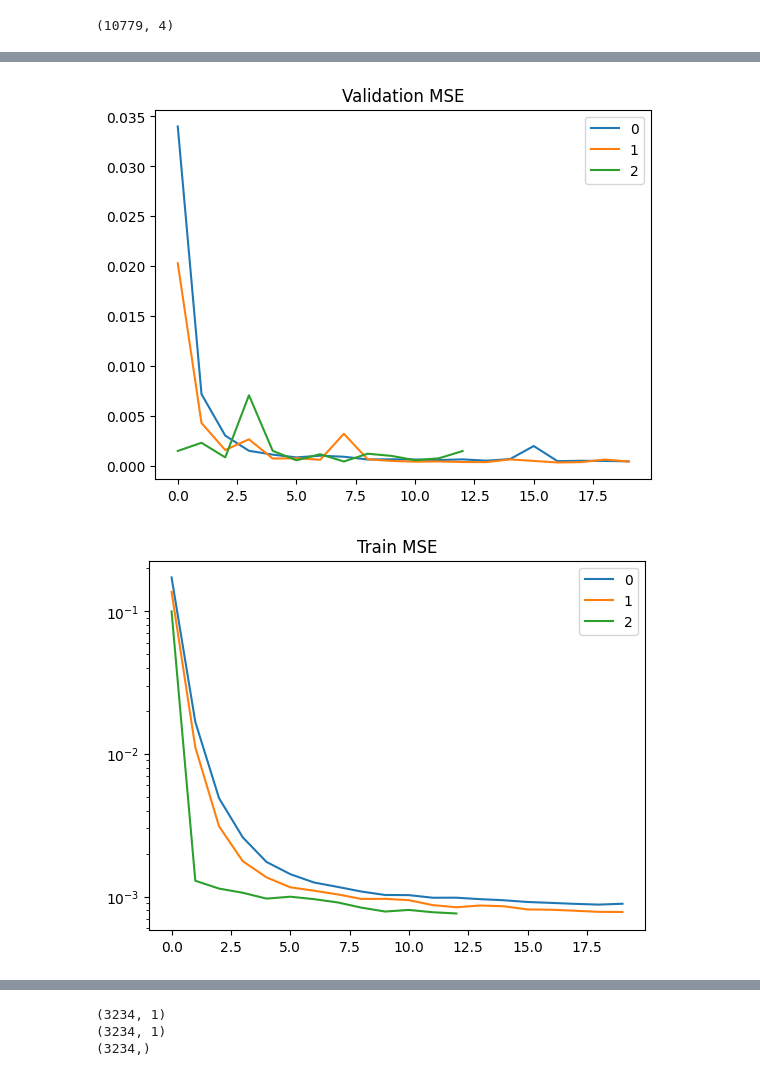
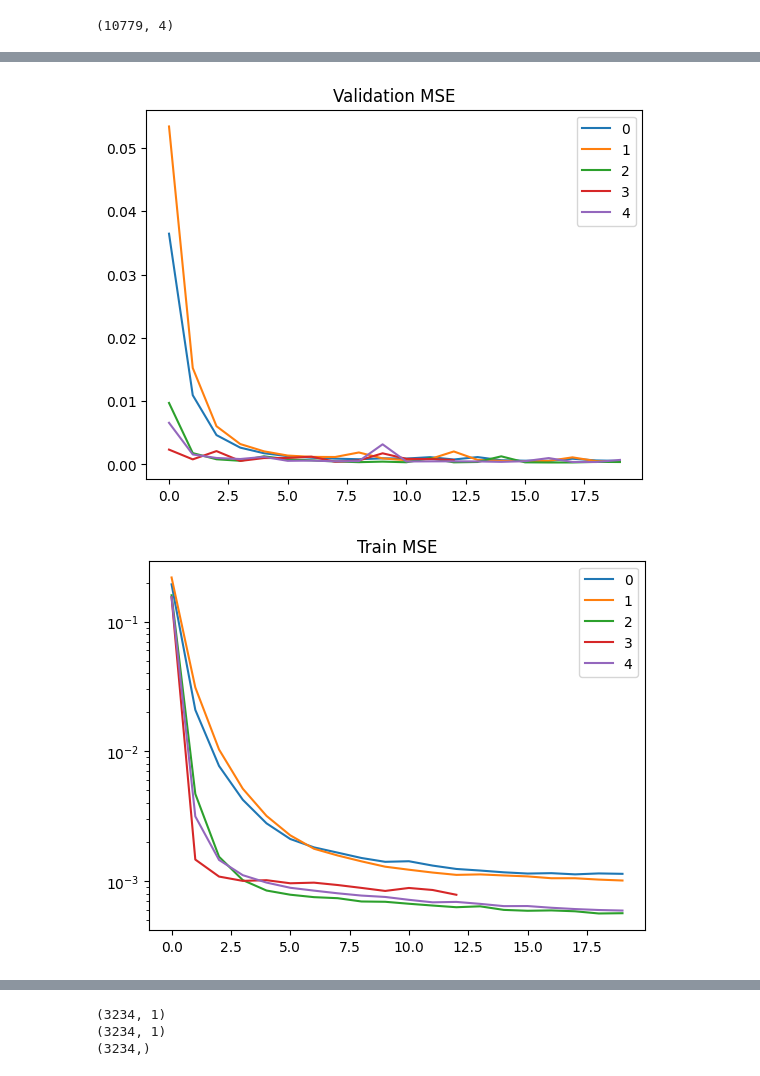
Before and after one commit to corwindark/6600-final-project, a Jupyter notebook: dl_ens_exploration.ipynb, the cells around one changed output, grey strips where cells are left out. Cells and saved outputs as stored; diff of their text form; code cells hidden in the pictures.

```diff
--- a/dl_ens_exploration.ipynb
+++ b/dl_ens_exploration.ipynb
@@ -1348,7 +1346,7 @@ stattest = statpredsIn[testhold:,:]
 nn_kfold(nn_model_dictlist = model_format_dictlist,
          compile_params = compile_params,
          fit_params = fit_params,
-         folds = 3,
+         folds = 5,
          xdat = xdatv,
          ydat = ydatv,
          statpreds = statv,
@@ -1376,5 +1366,5 @@ Val Loss:  0.0008036323803632209 Train Loss:  0.0008097046326535443
-[figure, old version]
+[figure, new version]
-[figure, old version]
+[figure, new version]
 # %%
 print(statpredsIn.shape)
 print(xdat.shape)
```
Also changed, not shown: parts of 5 cells of this notebook.
